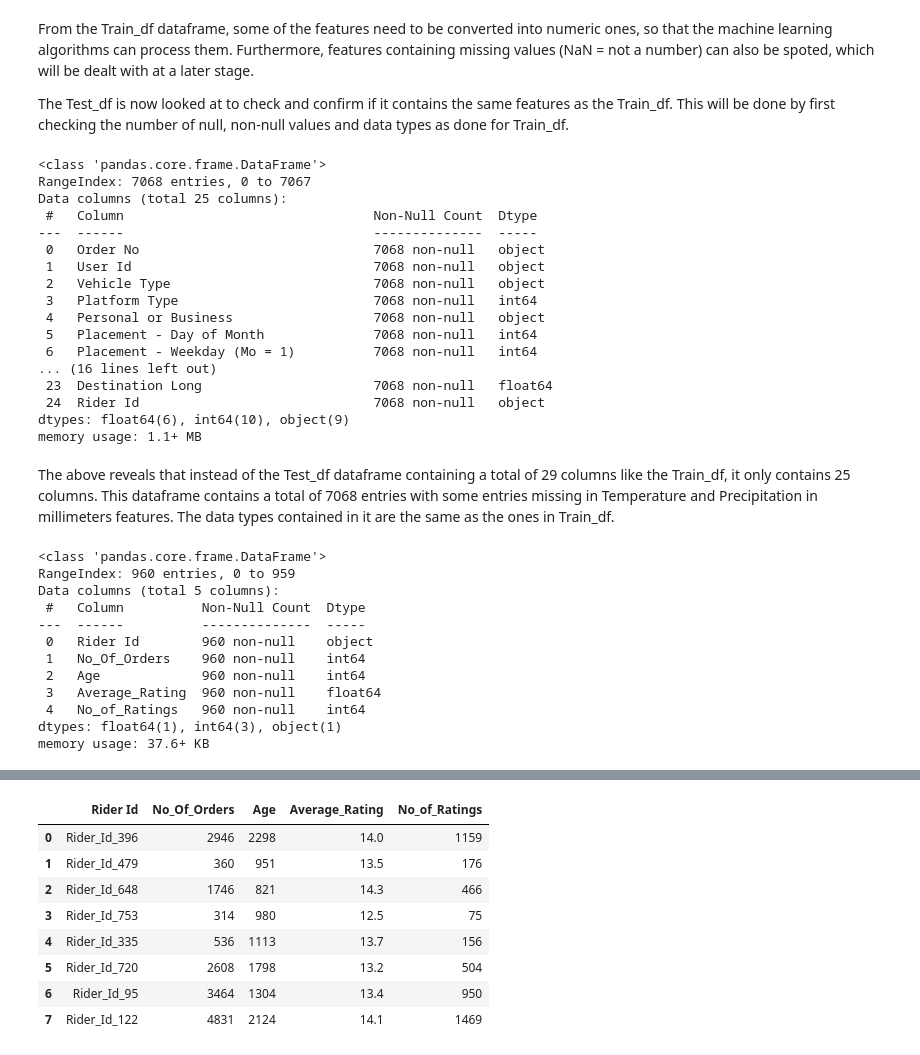
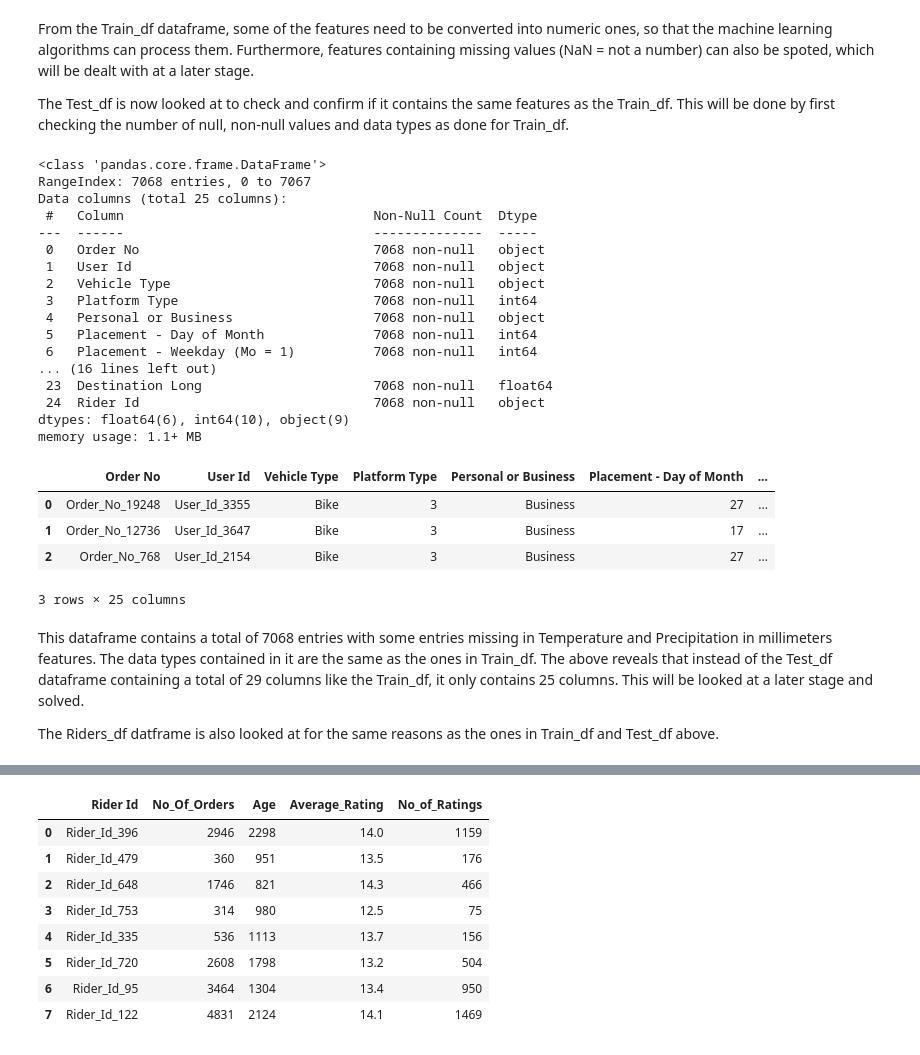
Before and after one commit to Team24-Regression/Regression_Predict_Package, a Jupyter notebook: regressionteam.ipynb, the cells around one changed output, grey strips where cells are left out. Drawn from its saved outputs; the diff is of its cells as text; code cells hidden in the pictures.

```diff
--- a/regressionteam.ipynb
+++ b/regressionteam.ipynb
@@ -105,39 +105,31 @@ From the Train_df dataframe, some of the features need to be converted into nume
 The Test_df is now looked at to check and confirm if it contains the same features as the Train_df. This will be done by first checking the number of null, non-null values and data types as done for Train_df.
 # %%
 Test_df.info()
+Test_df.head(3)
 # %% [output]
 <class 'pandas.core.frame.DataFrame'>
 RangeIndex: 7068 entries, 0 to 7067
 Data columns (total 25 columns):
  #   Column                                Non-Null Count  Dtype
 ---  ------                                --------------  -----
  0   Order No                              7068 non-null   object
  1   User Id                               7068 non-null   object
  2   Vehicle Type                          7068 non-null   object
  3   Platform Type                         7068 non-null   int64
  4   Personal or Business                  7068 non-null   object
  5   Placement - Day of Month              7068 non-null   int64
  6   Placement - Weekday (Mo = 1)          7068 non-null   int64
 ... (16 lines left out)
  23  Destination Long                      7068 non-null   float64
  24  Rider Id                              7068 non-null   object
 dtypes: float64(6), int64(10), object(9)
 memory usage: 1.1+ MB
+|  | Order No | User Id | Vehicle Type | Platform Type | Personal or Business | Placement - Day of Month | ... |
+| 0 | Order_No_19248 | User_Id_3355 | Bike | 3 | Business | 27 | ... |
+| 1 | Order_No_12736 | User_Id_3647 | Bike | 3 | Business | 17 | ... |
+| 2 | Order_No_768 | User_Id_2154 | Bike | 3 | Business | 27 | ... |
+3 rows × 25 columns
 # %% [markdown]
-The above reveals that instead of the Test_df dataframe containing a total of 29 columns like the Train_df, it only contains 25 columns. This dataframe contains a total of 7068 entries with some entries missing in Temperature and Precipitation in millimeters features. The data types contained in it are the same as the ones in Train_df.
+This dataframe contains a total of 7068 entries with some entries missing in Temperature and Precipitation in millimeters features. The data types contained in it are the same as the ones in Train_df. The above reveals that instead of the Test_df dataframe containing a total of 29 columns like the Train_df, it only contains 25 columns. This will be looked at a later stage and solved.
+
+The Riders_df datframe is also looked at for the same reasons as the ones in Train_df and Test_df above.
-# %%
-    # Rider data set
-Riders_df.info()
-# %% [output]
-<class 'pandas.core.frame.DataFrame'>
-RangeIndex: 960 entries, 0 to 959
-Data columns (total 5 columns):
- #   Column          Non-Null Count  Dtype
----  ------          --------------  -----
- 0   Rider Id        960 non-null    object
- 1   No_Of_Orders    960 non-null    int64
- 2   Age             960 non-null    int64
- 3   Average_Rating  960 non-null    float64
- 4   No_of_Ratings   960 non-null    int64
-dtypes: float64(1), int64(3), object(1)
-memory usage: 37.6+ KB
```
Also changed, not shown: parts of 10 cells of this notebook.
